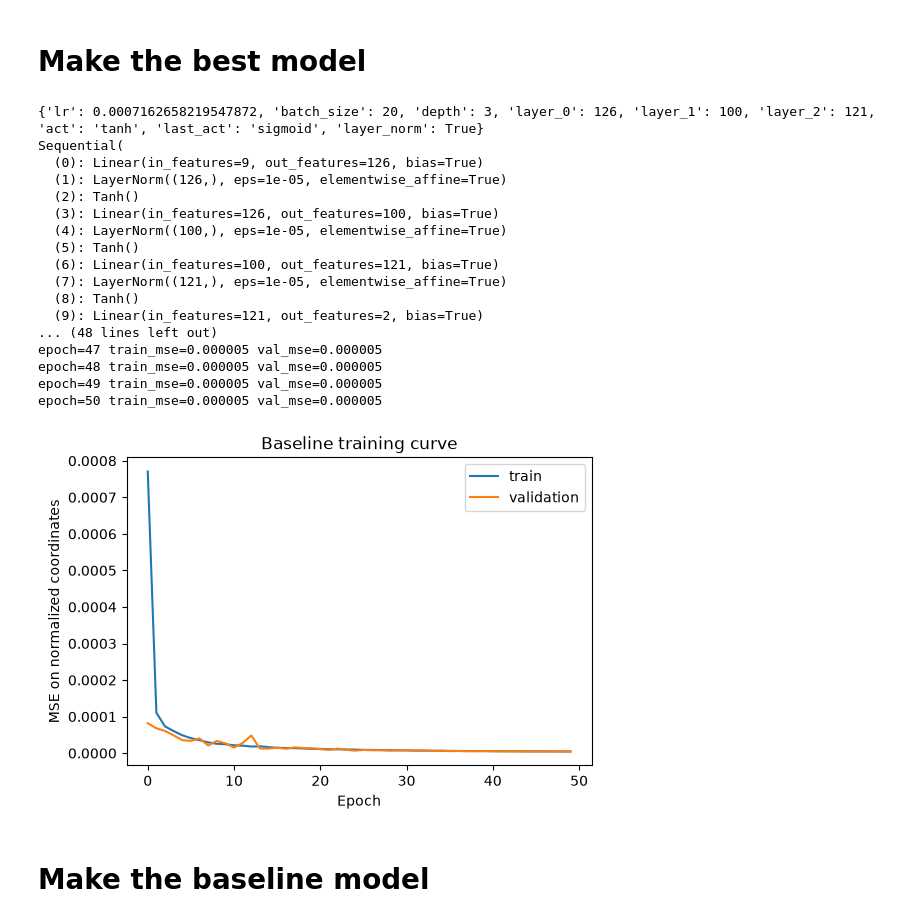
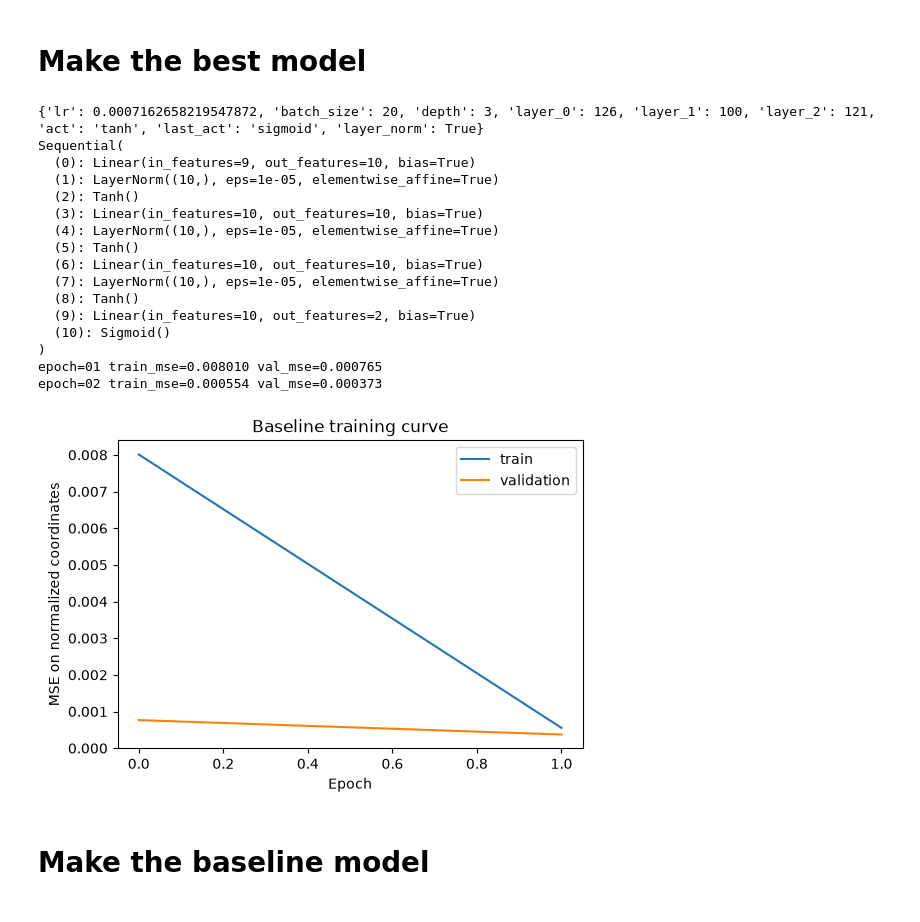
Before and after one commit to Lucan11/systems_meet_ai_hackaton, a Jupyter notebook: notebooks/hyperparameter_search.ipynb, the cells around one changed output. Saved outputs shown, nothing was run; the diff lists cells and outputs as text; code cells hidden in the pictures.

```diff
--- a/notebooks/hyperparameter_search.ipynb
+++ b/notebooks/hyperparameter_search.ipynb
@@ -152,48 +152,47 @@ best_params = study.best_params
 print(best_params)
 
 layers = []
 for layer_idx in range(best_params["depth"]):
     layer_name = f"layer_{layer_idx}"
-    layer_size = best_params[layer_name]
+    layer_size = 10#best_params[layer_name]
     layers.append(layer_size)
 layers = [9] + layers + [2]
 best_model = model_cls(layers=layers, activation=best_params["act"], last_act=best_params["last_act"])
 
-epochs = 50
+epochs = 2
 batch_size = best_params["batch_size"]
 optimizer = torch.optim.Adam(best_model.parameters(), lr=best_params["lr"])
 loss_fn = nn.MSELoss()
 
 # Without lr_scheduler: val_mse=0.000007 @ epoch 36
 # Float validation mean error:   1.028 cm
 # Float validation median error: 0.927 cm
 # Float validation p95 error:    2.108 cm
 # With lr scheduler:
 # Float validation mean error:   0.706 cm
 # Float validation median error: 0.608 cm
 # Float validation p95 error:    1.536 cm
 lr_scheduler = torch.optim.lr_scheduler.CosineAnnealingLR(optimizer, T_max=epochs)
 
 best_model = train_model(best_model, optimizer, loss_fn, epochs, batch_size, plot=True, ret_model=True, lr_scheduler=lr_scheduler)
 # %% [output]
 {'lr': 0.0007162658219547872, 'batch_size': 20, 'depth': 3, 'layer_0': 126, 'layer_1': 100, 'layer_2': 121, 'act': 'tanh', 'last_act': 'sigmoid', 'layer_norm': True}
 Sequential(
-  (0): Linear(in_features=9, out_features=126, bias=True)
-  (1): LayerNorm((126,), eps=1e-05, elementwise_affine=True)
+  (0): Linear(in_features=9, out_features=10, bias=True)
+  (1): LayerNorm((10,), eps=1e-05, elementwise_affine=True)
   (2): Tanh()
-  (3): Linear(in_features=126, out_features=100, bias=True)
-  (4): LayerNorm((100,), eps=1e-05, elementwise_affine=True)
+  (3): Linear(in_features=10, out_features=10, bias=True)
+  (4): LayerNorm((10,), eps=1e-05, elementwise_affine=True)
   (5): Tanh()
-  (6): Linear(in_features=100, out_features=121, bias=True)
-  (7): LayerNorm((121,), eps=1e-05, elementwise_affine=True)
+  (6): Linear(in_features=10, out_features=10, bias=True)
+  (7): LayerNorm((10,), eps=1e-05, elementwise_affine=True)
   (8): Tanh()
-  (9): Linear(in_features=121, out_features=2, bias=True)
-... (48 lines left out)
-epoch=47 train_mse=0.000005 val_mse=0.000005
-epoch=48 train_mse=0.000005 val_mse=0.000005
-epoch=49 train_mse=0.000005 val_mse=0.000005
-epoch=50 train_mse=0.000005 val_mse=0.000005
+  (9): Linear(in_features=10, out_features=2, bias=True)
+  (10): Sigmoid()
+)
+epoch=01 train_mse=0.008010 val_mse=0.000765
+epoch=02 train_mse=0.000554 val_mse=0.000373
-[figure, old version]
+[figure, new version]
 # %% [markdown]
 # Make the baseline model
 # %%
```
Also changed, not shown: parts of 3 cells of this notebook, 5 other files.
